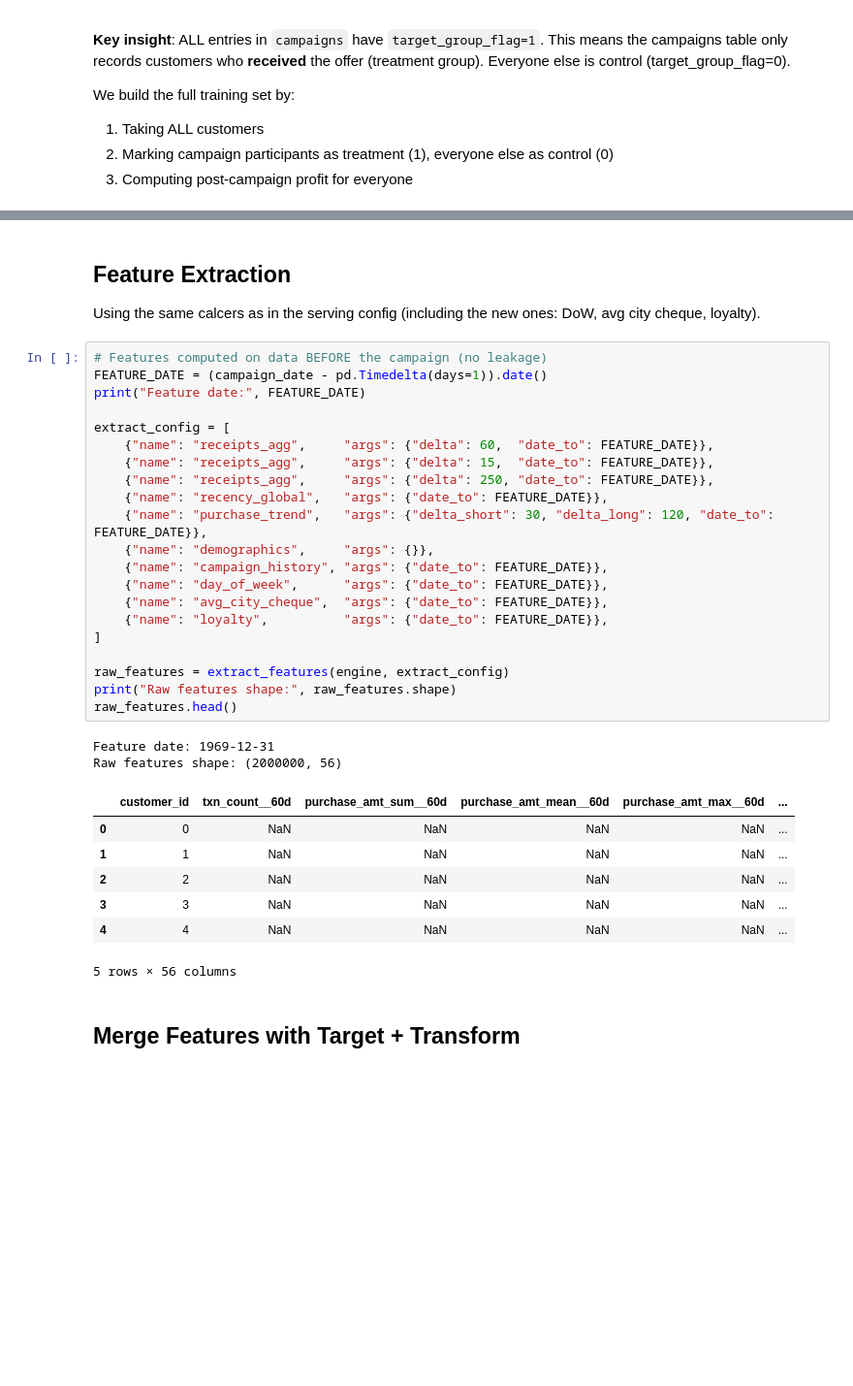
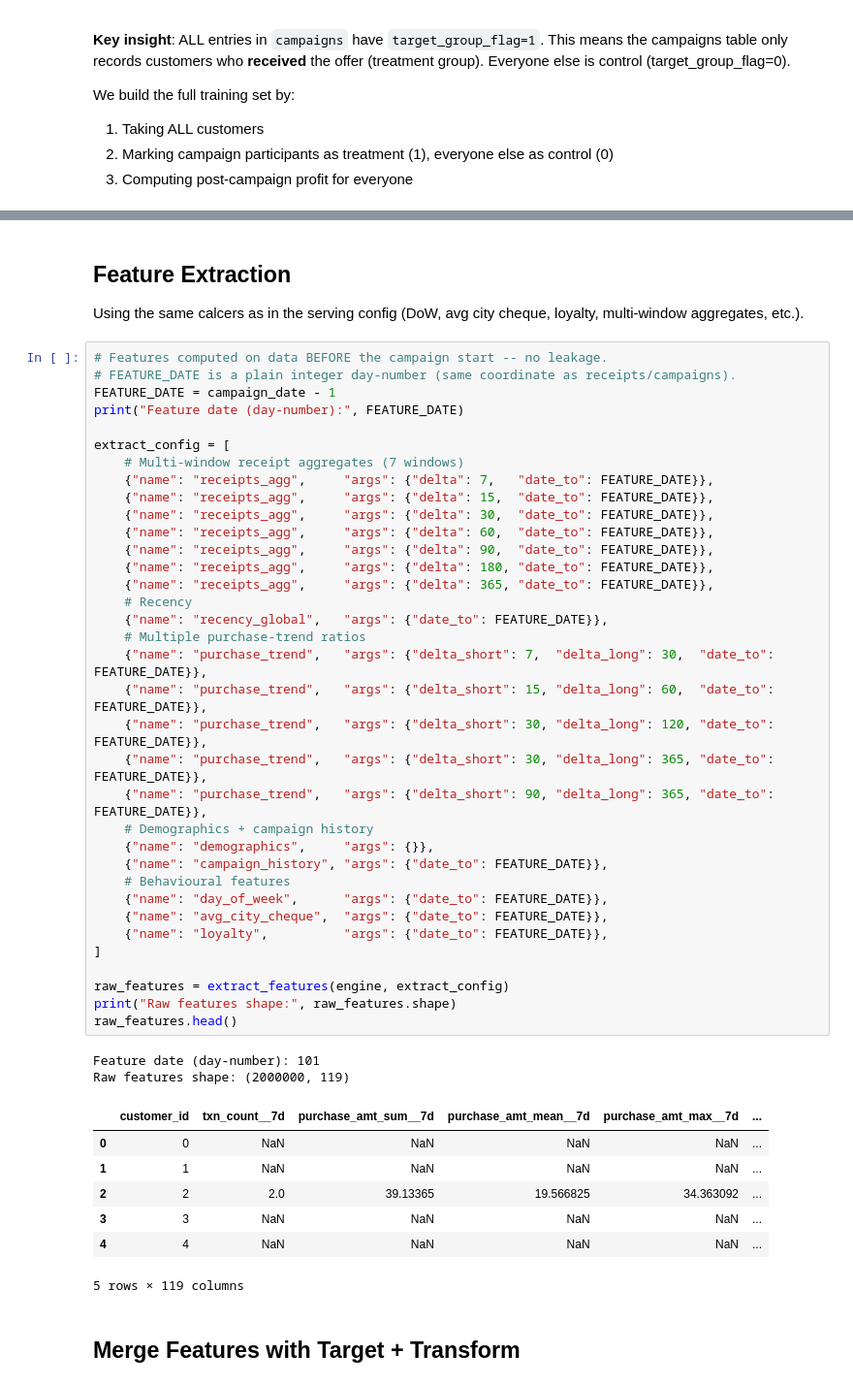
Before and after one commit to samalyarov/uplift_modeling_setup, a Jupyter notebook: notebooks/train_model.ipynb, the cells around one changed output, grey strips where cells are left out. Shown at 97% size. Drawn from its saved outputs; the diff is of its cells as text; blank space fills up the shorter version.

```diff
--- a/notebooks/train_model.ipynb
+++ b/notebooks/train_model.ipynb
@@ -201,38 +266,52 @@ Treatment rate: 25.00%
 # %% [markdown]
 ## Feature Extraction
 
-Using the same calcers as in the serving config (including the new ones: DoW, avg city cheque, loyalty).
+Using the same calcers as in the serving config (DoW, avg city cheque, loyalty, multi-window aggregates, etc.).
 # %%
-# Features computed on data BEFORE the campaign (no leakage)
-FEATURE_DATE = (campaign_date - pd.Timedelta(days=1)).date()
-print("Feature date:", FEATURE_DATE)
+# Features computed on data BEFORE the campaign start -- no leakage.
+# FEATURE_DATE is a plain integer day-number (same coordinate as receipts/campaigns).
+FEATURE_DATE = campaign_date - 1
+print("Feature date (day-number):", FEATURE_DATE)
 
 extract_config = [
+    # Multi-window receipt aggregates (7 windows)
+    {"name": "receipts_agg",     "args": {"delta": 7,   "date_to": FEATURE_DATE}},
+    {"name": "receipts_agg",     "args": {"delta": 15,  "date_to": FEATURE_DATE}},
+    {"name": "receipts_agg",     "args": {"delta": 30,  "date_to": FEATURE_DATE}},
     {"name": "receipts_agg",     "args": {"delta": 60,  "date_to": FEATURE_DATE}},
-    {"name": "receipts_agg",     "args": {"delta": 15,  "date_to": FEATURE_DATE}},
-    {"name": "receipts_agg",     "args": {"delta": 250, "date_to": FEATURE_DATE}},
+    {"name": "receipts_agg",     "args": {"delta": 90,  "date_to": FEATURE_DATE}},
+    {"name": "receipts_agg",     "args": {"delta": 180, "date_to": FEATURE_DATE}},
+    {"name": "receipts_agg",     "args": {"delta": 365, "date_to": FEATURE_DATE}},
+    # Recency
     {"name": "recency_global",   "args": {"date_to": FEATURE_DATE}},
+    # Multiple purchase-trend ratios
+    {"name": "purchase_trend",   "args": {"delta_short": 7,  "delta_long": 30,  "date_to": FEATURE_DATE}},
+    {"name": "purchase_trend",   "args": {"delta_short": 15, "delta_long": 60,  "date_to": FEATURE_DATE}},
     {"name": "purchase_trend",   "args": {"delta_short": 30, "delta_long": 120, "date_to": FEATURE_DATE}},
+    {"name": "purchase_trend",   "args": {"delta_short": 30, "delta_long": 365, "date_to": FEATURE_DATE}},
+    {"name": "purchase_trend",   "args": {"delta_short": 90, "delta_long": 365, "date_to": FEATURE_DATE}},
+    # Demographics + campaign history
     {"name": "demographics",     "args": {}},
     {"name": "campaign_history", "args": {"date_to": FEATURE_DATE}},
+    # Behavioural features
     {"name": "day_of_week",      "args": {"date_to": FEATURE_DATE}},
     {"name": "avg_city_cheque",  "args": {"date_to": FEATURE_DATE}},
     {"name": "loyalty",          "args": {"date_to": FEATURE_DATE}},
 ]
 
 raw_features = extract_features(engine, extract_config)
 print("Raw features shape:", raw_features.shape)
 raw_features.head()
 # %% [output]
-Feature date: 1969-12-31
-Raw features shape: (2000000, 56)
+Feature date (day-number): 101
+Raw features shape: (2000000, 119)
-|  | customer_id | txn_count__60d | purchase_amt_sum__60d | purchase_amt_mean__60d | purchase_amt_max__60d | ... |
+|  | customer_id | txn_count__7d | purchase_amt_sum__7d | purchase_amt_mean__7d | purchase_amt_max__7d | ... |
 | 0 | 0 | NaN | NaN | NaN | NaN | ... |
 | 1 | 1 | NaN | NaN | NaN | NaN | ... |
-| 2 | 2 | NaN | NaN | NaN | NaN | ... |
+| 2 | 2 | 2.0 | 39.13365 | 19.566825 | 34.363092 | ... |
 | 3 | 3 | NaN | NaN | NaN | NaN | ... |
 | 4 | 4 | NaN | NaN | NaN | NaN | ... |
-5 rows × 56 columns
+5 rows × 119 columns
 # %% [markdown]
 ## Merge Features with Target + Transform
 # %%
```
Also changed, not shown: parts of 39 cells of this notebook, 13 other files.
